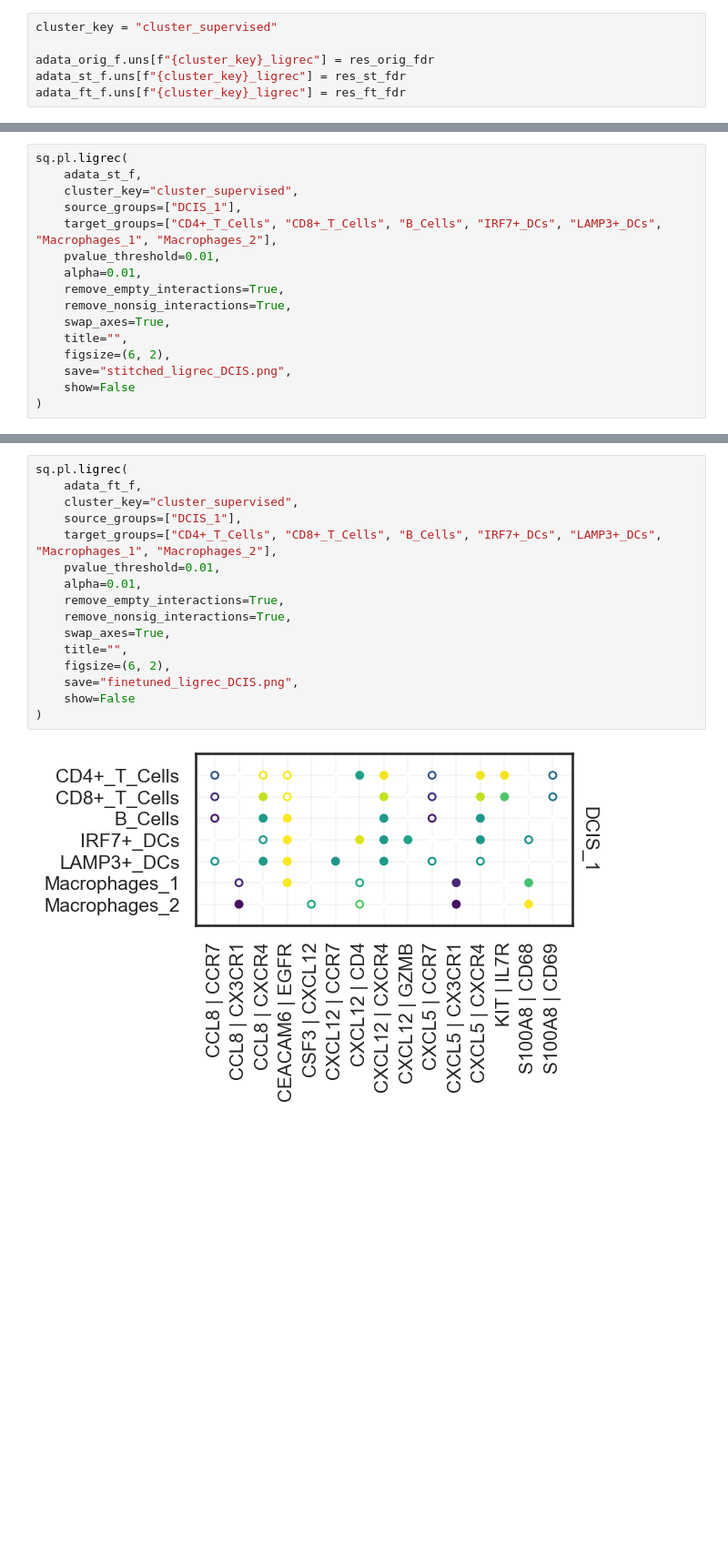
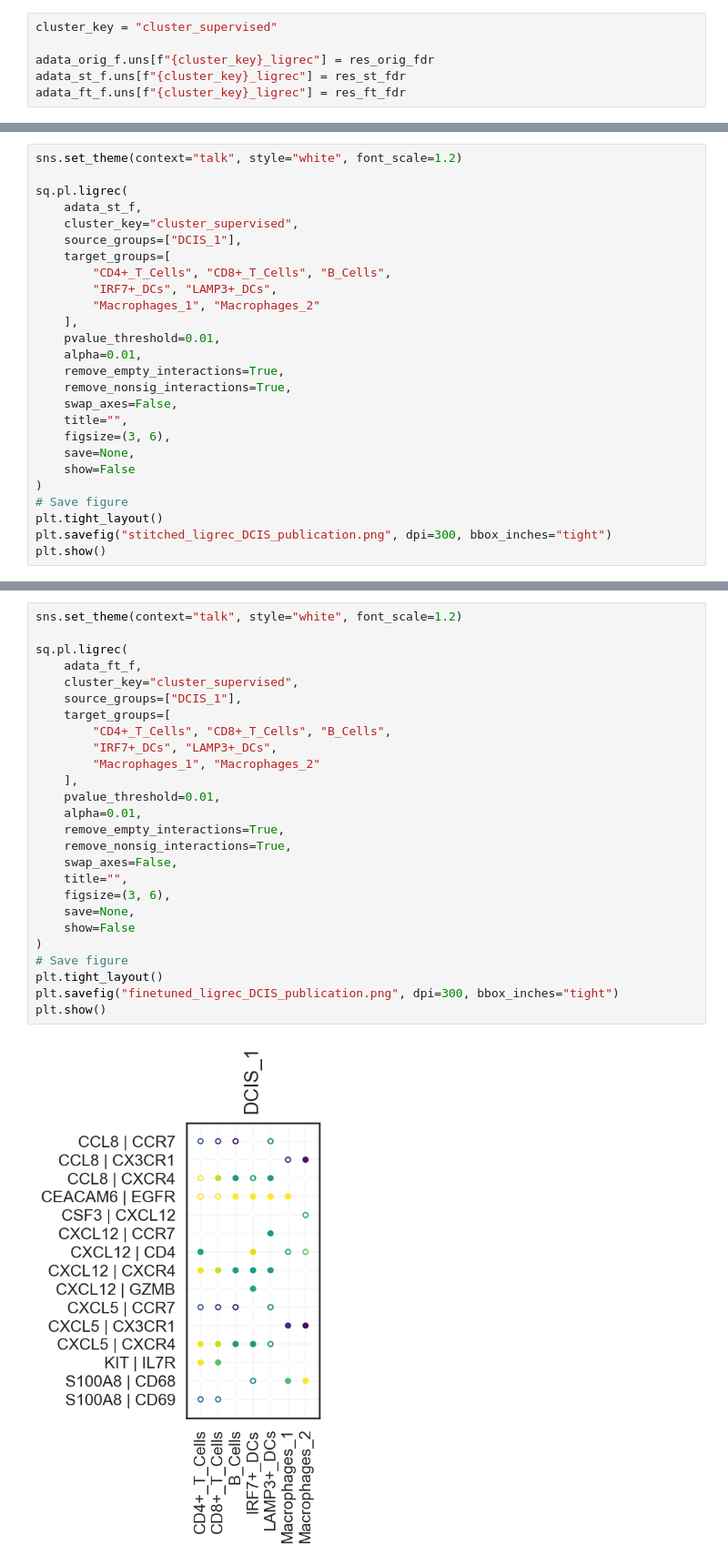
Before and after one commit to imlong4real/TRACER, a Jupyter notebook: tutorials/breast_cancer/CCI_breast_cancer.ipynb, the cells around one changed output, grey strips where cells are left out. Shown at 91% size. Drawn from its saved outputs; the diff is of its cells as text; blank space fills up the shorter version.

```diff
--- a/tutorials/breast_cancer/CCI_breast_cancer.ipynb
+++ b/tutorials/breast_cancer/CCI_breast_cancer.ipynb
@@ -368,17 +385,27 @@ sq.pl.ligrec(
 # %%
+sns.set_theme(context="talk", style="white", font_scale=1.2)
+
 sq.pl.ligrec(
     adata_st_f,
     cluster_key="cluster_supervised",
     source_groups=["DCIS_1"],
-    target_groups=["CD4+_T_Cells", "CD8+_T_Cells", "B_Cells", "IRF7+_DCs", "LAMP3+_DCs", "Macrophages_1", "Macrophages_2"],
+    target_groups=[
+        "CD4+_T_Cells", "CD8+_T_Cells", "B_Cells",
+        "IRF7+_DCs", "LAMP3+_DCs",
+        "Macrophages_1", "Macrophages_2"
+    ],
     pvalue_threshold=0.01,
     alpha=0.01,
     remove_empty_interactions=True,
     remove_nonsig_interactions=True,
-    swap_axes=True,
+    swap_axes=False,
     title="",
-    figsize=(6, 2),
-    save="stitched_ligrec_DCIS.png",
+    figsize=(3, 6),
+    save=None,
     show=False
 )
+# Save figure
+plt.tight_layout()
+plt.savefig("stitched_ligrec_DCIS_publication.png", dpi=300, bbox_inches="tight")
+plt.show()
 # %% [output]
@@ -386,18 +413,28 @@ sq.pl.ligrec(
 # %%
+sns.set_theme(context="talk", style="white", font_scale=1.2)
+
 sq.pl.ligrec(
     adata_ft_f,
     cluster_key="cluster_supervised",
     source_groups=["DCIS_1"],
-    target_groups=["CD4+_T_Cells", "CD8+_T_Cells", "B_Cells", "IRF7+_DCs", "LAMP3+_DCs", "Macrophages_1", "Macrophages_2"],
+    target_groups=[
+        "CD4+_T_Cells", "CD8+_T_Cells", "B_Cells",
+        "IRF7+_DCs", "LAMP3+_DCs",
+        "Macrophages_1", "Macrophages_2"
+    ],
     pvalue_threshold=0.01,
     alpha=0.01,
     remove_empty_interactions=True,
     remove_nonsig_interactions=True,
-    swap_axes=True,
+    swap_axes=False,
     title="",
-    figsize=(6, 2),
-    save="finetuned_ligrec_DCIS.png",
+    figsize=(3, 6),
+    save=None,
     show=False
 )
+# Save figure
+plt.tight_layout()
+plt.savefig("finetuned_ligrec_DCIS_publication.png", dpi=300, bbox_inches="tight")
+plt.show()
 # %% [output]
-[figure, old version]
+[figure, new version]
```
Also changed, not shown: parts of 5 cells of this notebook, 31 other files.
